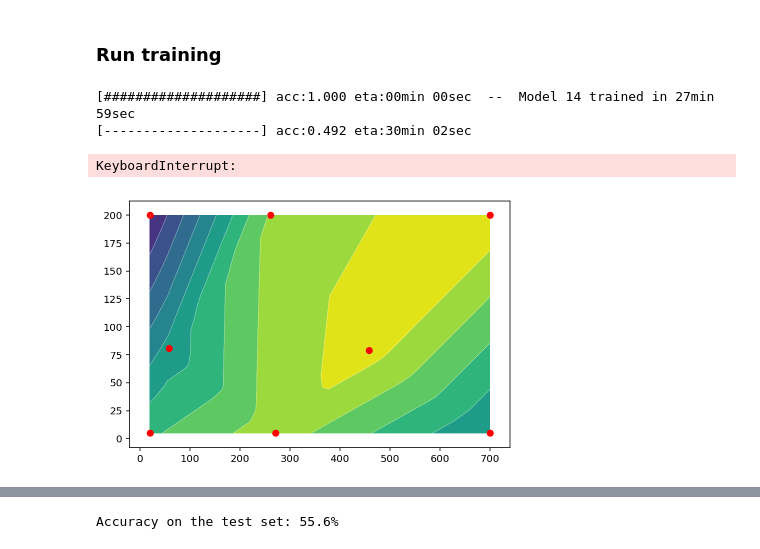
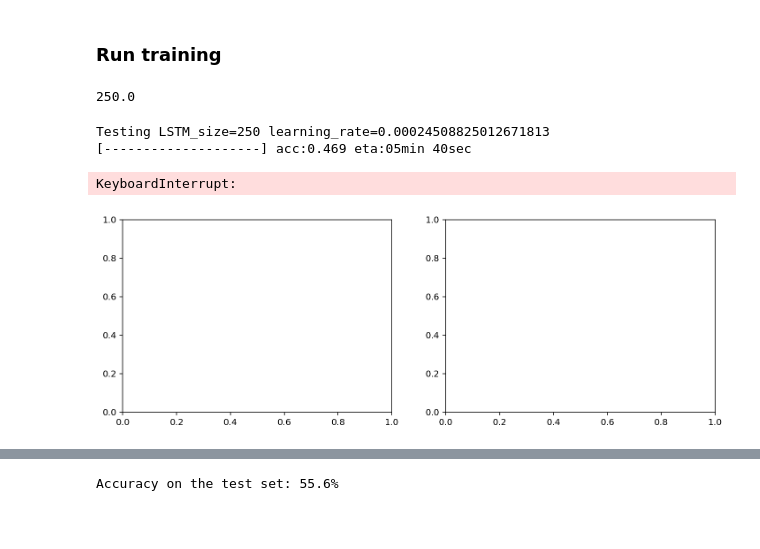
Before and after one commit to AndreaAmico/DeepMouse, a Jupyter notebook: training_models/keras_06.ipynb, the cells around one changed output, grey strips where cells are left out. Cells and saved outputs as stored; diff of their text form; code cells hidden in the pictures; blank space fills up the shorter version.

```diff
--- a/training_models/keras_06.ipynb
+++ b/training_models/keras_06.ipynb
@@ -73,7 +74,7 @@ class LossHistory(Callback):
 ## Hyperparameters setting
 # %%
 def create_grid(params={}, index=0):
-    best_model_path = '../models/{}/best_model_{}.pkl'.format(version, index)
+    best_model_path = '../models/{}/best_model_{}.pkl'.format(VERSION, index)
 
     current_grid = {
         'index'                  : [np.int    , index],
@@ -222,16 +223,7 @@ grid = create_grid()
 X_train, X_test, y_train, y_test = load_data(grid)
 X_train, y_train = pre_process_data(X_train, y_train, grid)
 X_test, y_test = pre_process_data(X_test, y_test, grid)
-# %%
-from bayes_opt import BayesianOptimization
-from bayes_opt import UtilityFunction
-
-
-def test_params(LSTM_size, batch_size):
-    LSTM_size = int(LSTM_size)
-    batch_size = int(batch_size)
-
-    params = {'LSTM_size': LSTM_size, 'batch_size':batch_size}
-    grid = create_grid(params, index+initial_index)
-    grid = run_training(X_train, y_train, grid, verbose=True)
-    return grid['best_model_accuracy'][1]
+# %%
+translate(1, 0, 1, 20, 250)
+# %% [output]
+250.0
@@ -238,37 +270,37 @@ def test_params(LSTM_size, batch_size):
 # %%
 %%time
 
-
 optimizer = BayesianOptimization(
     f=test_params,
-    pbounds={'LSTM_size': (20, 700), 'batch_size': (5, 200)},
+    pbounds={'LSTM_size': (0, 1), 'learning_rate': (0, 1)},
     verbose=0,
     random_state=30)
 
-utility = UtilityFunction(kind="ucb", kappa=50., xi=0.1)
+
+utility = UtilityFunction(kind="ucb", kappa=1., xi=None)
 
 
 ## BAYESIAN SEARCH
 if not os.path.isfile('../model_data/grid_{}.pkl'.format(VERSION)):
     initial_index = 0
 else:
     grid_df = pd.read_pickle('../model_data/grid_{}.pkl'.format(VERSION))
     initial_index = grid_df['index'].max() + 1
 
     for point, acc in zip(grid_df['params'], grid_df['best_model_accuracy']):
+        point['LSTM_size'] = LSTM_scale_back(point['LSTM_size'])
+        point['learning_rate'] = learning_rate_scale_back(point['learning_rate'])
         optimizer.register(params=point, target=acc)
 
 
-
+fig, (ax1, ax2) = plt.subplots(1, 2, figsize=(12, 4))
 for i in range(10):
     index = i + initial_index
-
     next_point_to_probe = optimizer.suggest(utility)
-    past_points.append(next_point_to_probe)
-
     target = test_params(**next_point_to_probe)
     optimizer.register(params=next_point_to_probe, target=target)
 # %% [output]
-[####################] acc:1.000 eta:00min 00sec  --  Model 14 trained in 27min 59sec
-[--------------------] acc:0.492 eta:30min 02sec
+Testing LSTM_size=250 learning_rate=0.00024508825012671813
+[--------------------] acc:0.469 eta:05min 40sec
 KeyboardInterrupt:
+[figure, added]
@@ -303,31 +306,0 @@ KeyboardInterrupt:
-# %%
-grid_df = pd.read_pickle('../model_data/grid_{}.pkl'.format(VERSION))
-
-
-xs = grid_df['LSTM_size']
-ys = grid_df['batch_size']
-zs = grid_df['best_model_accuracy']
-
-
-import matplotlib.cm as cm
-from scipy.interpolate import griddata
-
-fig, ax = plt.subplots(1, figsize=(6, 4))
-
-
-
-
-x_grid = np.linspace(20, 700, 20)
-y_grid = np.linspace(5, 200, 20)
-
-data_in_grid = griddata((xs, ys), zs, (x_grid[None,:], y_grid[:,None]), method='linear')
-
-CS = ax.contour(x_grid, y_grid, data_in_grid, 10,
-                    linewidths=0.5, colors='white', alpha=0.5)
-CF = ax.contourf(x_grid, y_grid, data_in_grid, 10)
-
-ax.scatter(xs, ys, color='red')
-
-plt.tight_layout()
-# %% [output]
-[figure, removed]
```
Also changed, not shown: parts of 9 cells of this notebook, 6 other files.
